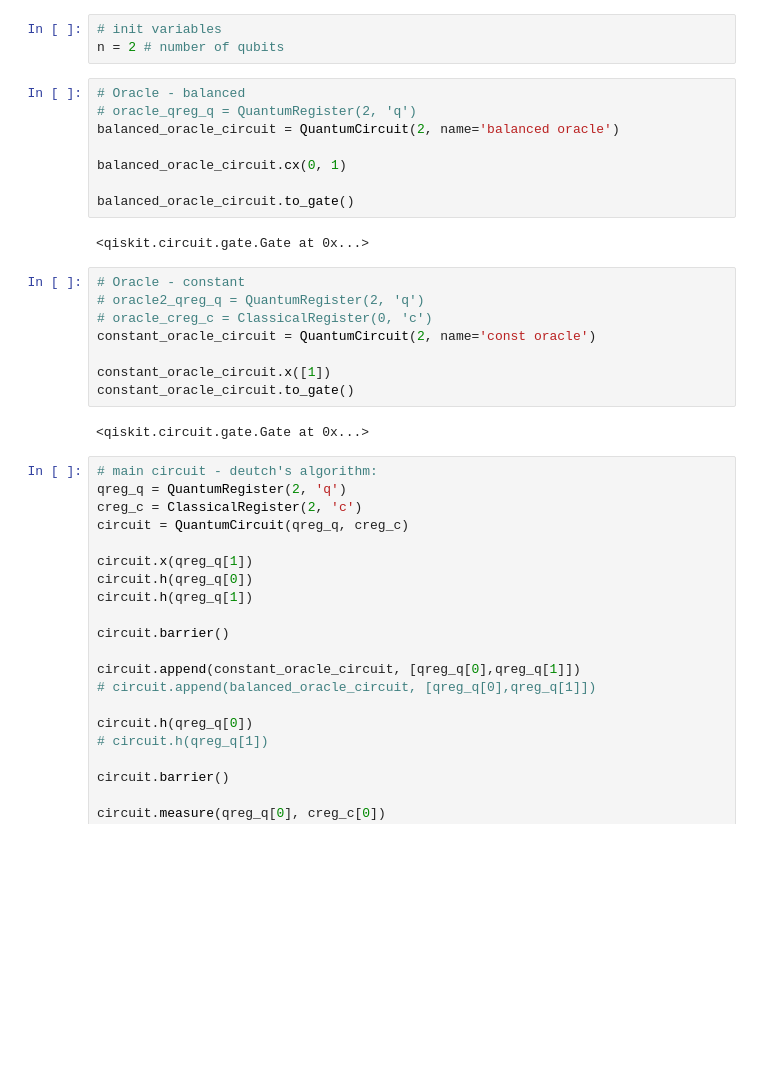
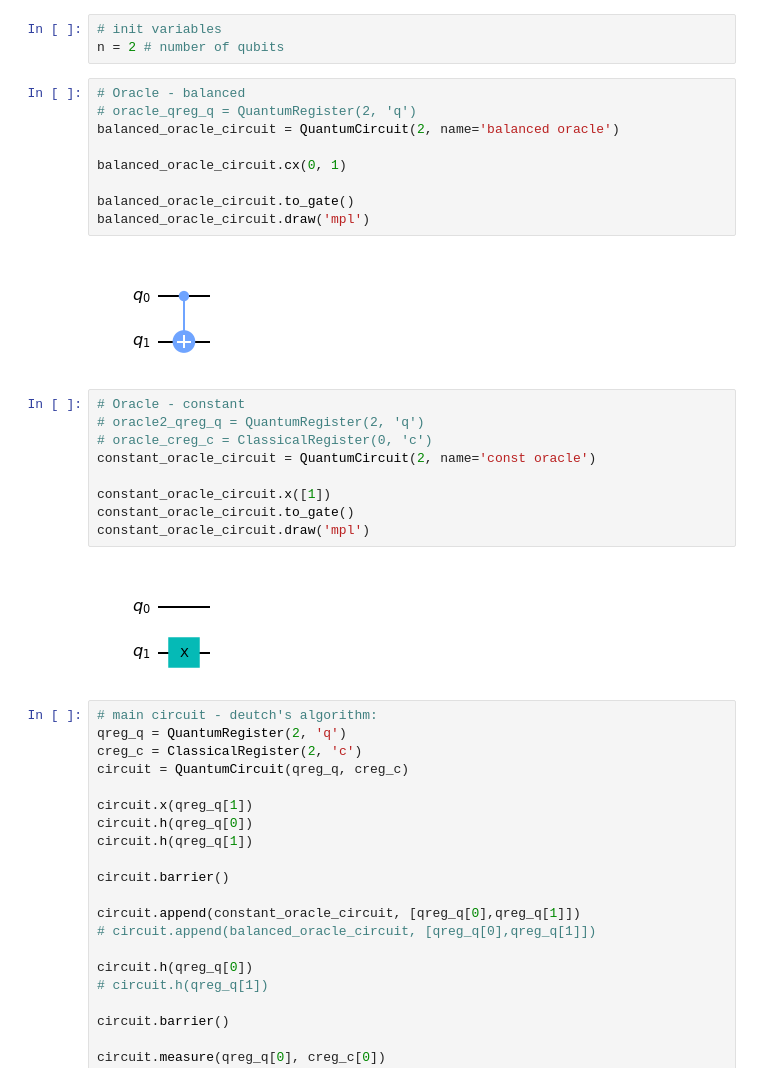
Before and after one commit to DeDuckProject/quantum-playground, a Jupyter notebook: basic setup - Deutch's algo 1 bit.ipynb, the cells around one changed output. Saved outputs shown, nothing was run; the diff lists cells and outputs as text; blank space fills up the shorter version.

Commit message:
Added circuit drawing for Oracles in Deutch's algorithm.

```diff
--- a/basic setup - Deutch's algo 1 bit.ipynb
+++ b/basic setup - Deutch's algo 1 bit.ipynb
@@ -17,13 +17,14 @@ n = 2 # number of qubits
 # %%
 # Oracle - balanced
 # oracle_qreg_q = QuantumRegister(2, 'q')
 balanced_oracle_circuit = QuantumCircuit(2, name='balanced oracle')
 
 balanced_oracle_circuit.cx(0, 1)
 
 balanced_oracle_circuit.to_gate()
+balanced_oracle_circuit.draw('mpl')
 # %% [output]
-<qiskit.circuit.gate.Gate at 0x...>
+[figure, added]
 # %%
 # Oracle - constant
 # oracle2_qreg_q = QuantumRegister(2, 'q')
@@ -32,8 +33,9 @@ constant_oracle_circuit = QuantumCircuit(2, name='const oracle')
 
 constant_oracle_circuit.x([1])
 constant_oracle_circuit.to_gate()
+constant_oracle_circuit.draw('mpl')
 # %% [output]
-<qiskit.circuit.gate.Gate at 0x...>
+[figure, added]
 # %%
 # main circuit - deutch's algorithm:
 qreg_q = QuantumRegister(2, 'q')
```
Also changed, not shown: parts of 4 cells of this notebook.
